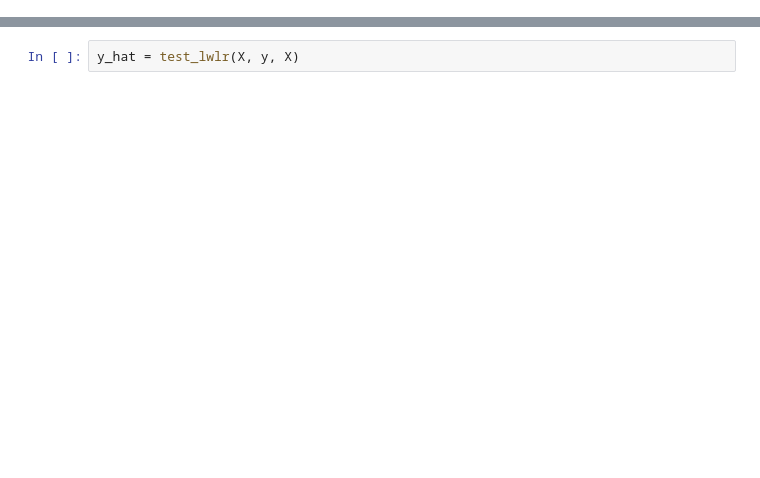
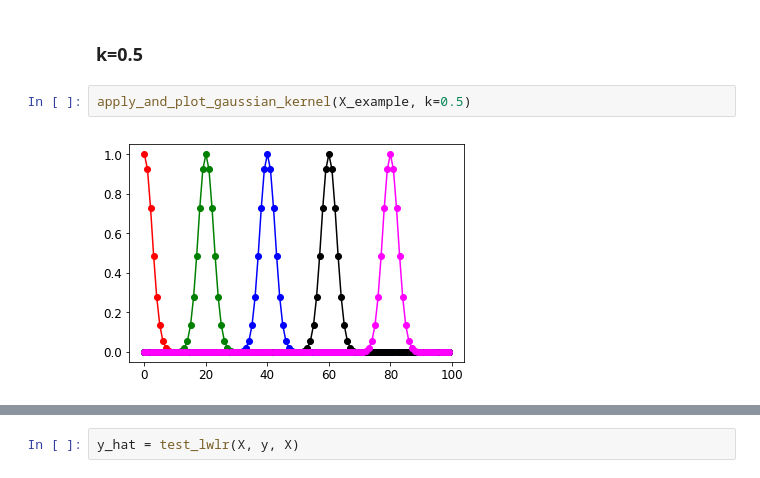
Before and after one commit to martinkersner/regression-meetup, a Jupyter notebook: LocallyWeightedLinearRegression.ipynb, the cells around one changed output, grey strips where cells are left out. Drawn from its saved outputs; the diff is of its cells as text; blank space fills up the shorter version.

```diff
--- a/LocallyWeightedLinearRegression.ipynb
+++ b/LocallyWeightedLinearRegression.ipynb
@@ -28,0 +88,6 @@ $w(i,i) = exp(\frac{|x^{i}-x|}{-2k^2})$
+# %% [markdown]
+### k=0.5
+# %%
+apply_and_plot_gaussian_kernel(X_example, k=0.5)
+# %% [output]
+[figure, added]
```
Also changed, not shown: parts of 19 cells of this notebook, 1 other file.
